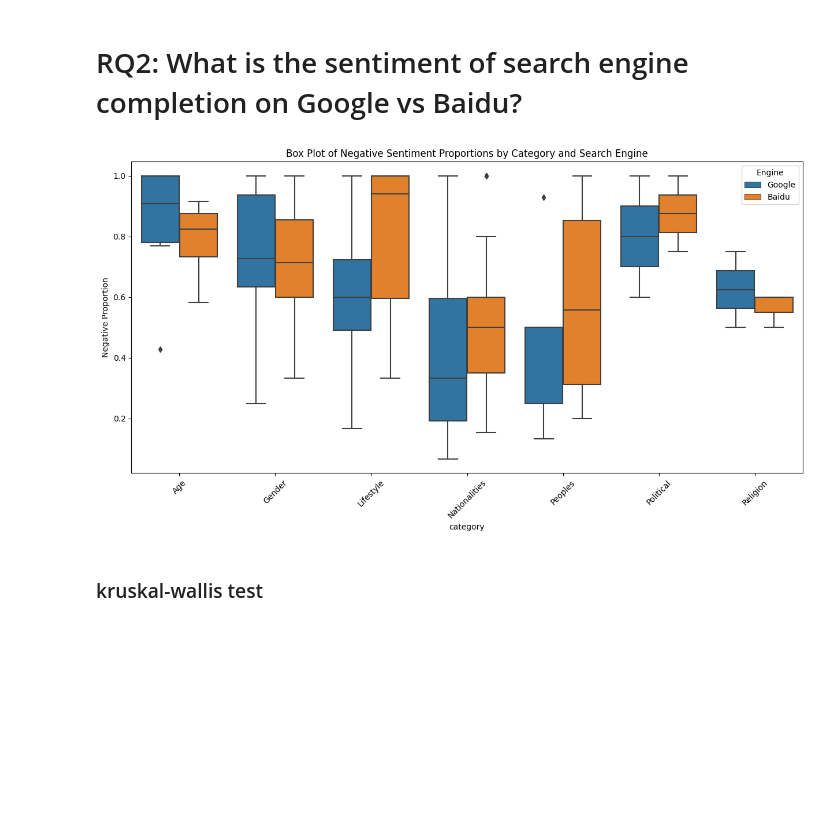
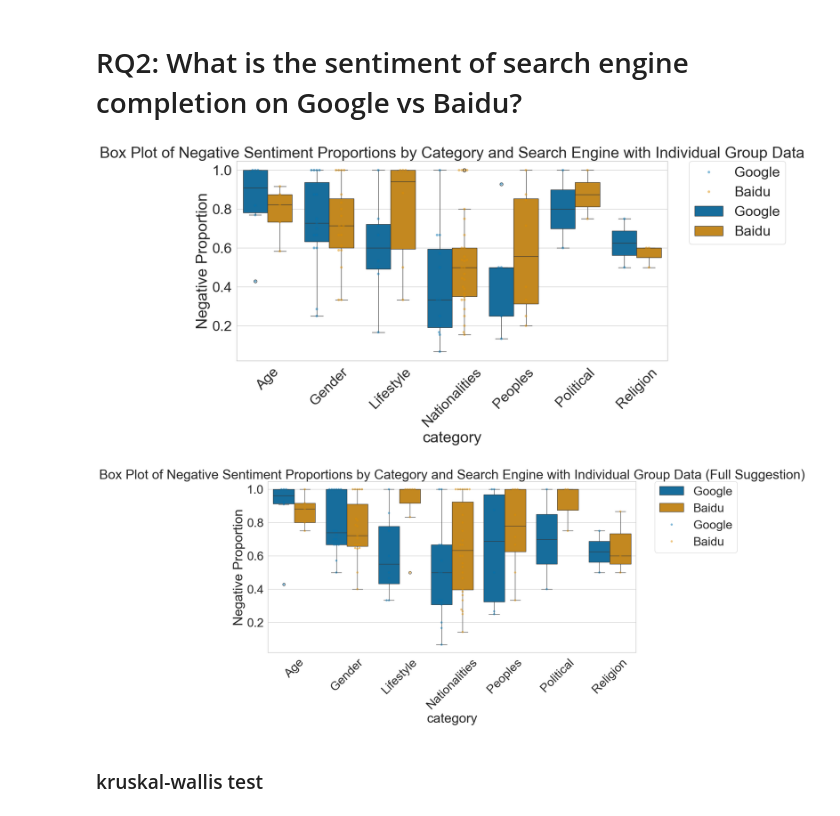
Before and after one commit to leoleepsyche/stereotype_in_baidu_google, a Jupyter notebook: francesco_replication_analysis.ipynb, the cells around one changed output. Cells and saved outputs as stored; diff of their text form; code cells hidden in the pictures; blank space fills up the shorter version.

Commit message:
update sentiment analysis

```diff
--- a/francesco_replication_analysis.ipynb
+++ b/francesco_replication_analysis.ipynb
@@ -279,42 +280,89 @@ google[google.group == "Buddhists"]
 
 ## kruskal-wallis test?
 # %%
+
+
 # Reading the files
 google = pd.read_csv('data/google.csv')
 baidu = pd.read_csv('data/baidu.csv')
 
+# Handling missing values
 baidu['suggestion_starts_with_query'].fillna(False, inplace=True)
 google['suggestion_starts_with_query'].fillna(False, inplace=True)
+
+# Filtering data where suggestion starts with query
 baidu_start_with_query = baidu[baidu['suggestion_starts_with_query']]
 google_start_with_query = google[google['suggestion_starts_with_query']]
-# remove duplicated data in the same group
+
+# Remove duplicated data in the same group
 baidu_start_with_query = baidu_start_with_query.drop_duplicates(subset=['group_English', 'completion'])
-google_start_with_query = google_start_with_query.drop_duplicates(subset=['group', 'completion'])
+google_start_with_query = google_start_with_query
+
 # Calculating the negative proportion for all groups in both datasets
 google_negative_proportions_all = google_start_with_query[google_start_with_query['sentiment_rating_completion'] == 'Negative'].groupby(['category', 'group']).size() / google_start_with_query.groupby(['category', 'group']).size()
-baidu_negative_proportions_all = baidu_start_with_query [baidu_start_with_query ['sentiment_rating_completion'] == 'Negative'].groupby(['category', 'group_English']).size() / baidu_start_with_query.groupby(['category', 'group_English']).size()
+baidu_negative_proportions_all = baidu_start_with_query[baidu_start_with_query['sentiment_rating_completion'] == 'Negative'].groupby(['category', 'group_English']).size() / baidu_start_with_query.groupby(['category', 'group_English']).size()
 
 # Resetting index to convert Series to DataFrame for plotting
 google_negative_proportions_df = google_negative_proportions_all.reset_index(name='Negative Proportion')
 baidu_negative_proportions_df = baidu_negative_proportions_all.reset_index(name='Negative Proportion')
 
 # Renaming columns for Baidu data to match Google data
 baidu_negative_proportions_df.rename(columns={'group_English': 'group'}, inplace=True)
 
 # Adding a column to distinguish between Google and Baidu data
 google_negative_proportions_df['Engine'] = 'Google'
 baidu_negative_proportions_df['Engine'] = 'Baidu'
 
 # Concatenating both dataframes
 combined_data = pd.concat([google_negative_proportions_df, baidu_negative_proportions_df])
 
-# Plotting the combined box plot with hue based on search engine
+# Removing rows with missing values in the 'Negative Proportion' column
+cleaned_combined_data = combined_data.dropna(subset=['Negative Proportion'])
+
+# Plotting
 plt.figure(figsize=(15, 7))
-sns.boxplot(data=combined_data, x='category', y='Negative Proportion', hue='Engine')
-plt.title('Box Plot of Negative Sentiment Proportions by Category and Search Engine')
+sns.swarmplot(data=cleaned_combined_data, x='category', y='Negative Proportion', hue='Engine', dodge=True, alpha=0.5,palette='colorblind')
+sns.boxplot(data=cleaned_combined_data, x='category', y='Negative Proportion', hue='Engine', dodge=True, palette="colorblind")
+# sns.stripplot(data=cleaned_combined_data, x='category', y='Negative Proportion', hue='Engine', dodge=True, jitter=True, color='black', alpha=0.5)
+plt.title('Box Plot of Negative Sentiment Proportions by Category and Search Engine with Individual Group Data')
 plt.xticks(rotation=45)
+plt.legend(bbox_to_anchor=(1.05, 1), loc=2, borderaxespad=0.)
 plt.show()
 # %% [output]
-[figure, old version]
+[figure, new version]
+# %%
+
+
+# Calculating the negative proportion for all groups in both datasets for sentiment_rating_full_suggestion
+google_negative_proportions_full_suggestion = google_start_with_query[google_start_with_query['sentiment_rating_full_suggestion'] == 'Negative'].groupby(['category', 'group']).size() / google_start_with_query.groupby(['category', 'group']).size()
+baidu_negative_proportions_full_suggestion = baidu_start_with_query[baidu_start_with_query['sentiment_rating_full_suggestion'] == 'Negative'].groupby(['category', 'group_English']).size() / baidu_start_with_query.groupby(['category', 'group_English']).size()
+
+# Resetting index to convert Series to DataFrame for plotting
+google_negative_proportions_full_suggestion_df = google_negative_proportions_full_suggestion.reset_index(name='Negative Proportion')
+baidu_negative_proportions_full_suggestion_df = baidu_negative_proportions_full_suggestion.reset_index(name='Negative Proportion')
+
+# Renaming columns for Baidu data to match Google data
+baidu_negative_proportions_full_suggestion_df.rename(columns={'group_English': 'group'}, inplace=True)
+
+# Adding a column to distinguish between Google and Baidu data
+google_negative_proportions_full_suggestion_df['Engine'] = 'Google'
+baidu_negative_proportions_full_suggestion_df['Engine'] = 'Baidu'
+
+# Concatenating both dataframes
+combined_data_full_suggestion = pd.concat([google_negative_proportions_full_suggestion_df, baidu_negative_proportions_full_suggestion_df])
+
+# Removing rows with missing values in the 'Negative Proportion' column
+cleaned_combined_data_full_suggestion = combined_data_full_suggestion.dropna(subset=['Negative Proportion'])
+
+# Plotting
+plt.figure(figsize=(15, 7))
+sns.boxplot(data=cleaned_combined_data_full_suggestion, x='category', y='Negative Proportion', hue='Engine',palette='colorblind')
+sns.swarmplot(data=cleaned_combined_data_full_suggestion, x='category', y='Negative Proportion', hue='Engine', dodge=True, alpha=0.5,palette='colorblind')
+plt.title('Box Plot of Negative Sentiment Proportions by Category and Search Engine with Individual Group Data (Full Suggestion)')
+plt.xticks(rotation=45)
+plt.legend(bbox_to_anchor=(1.05, 1), loc=2, borderaxespad=0.)
+plt.show()
+# %% [output]
+[figure, added]
 # %% [markdown]
 ### kruskal-wallis test
```
Also changed, not shown: parts of 7 cells of this notebook, 3 other files.
